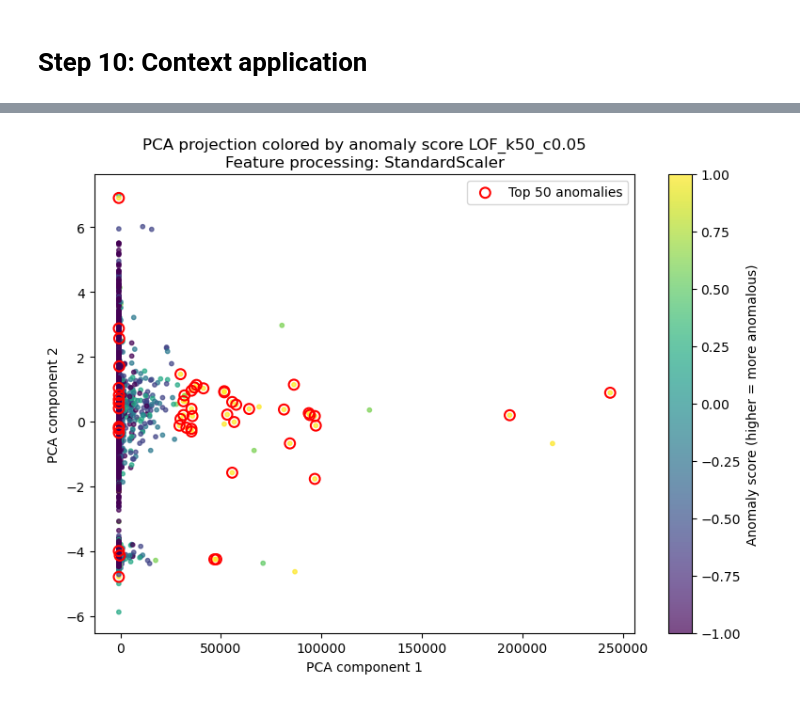
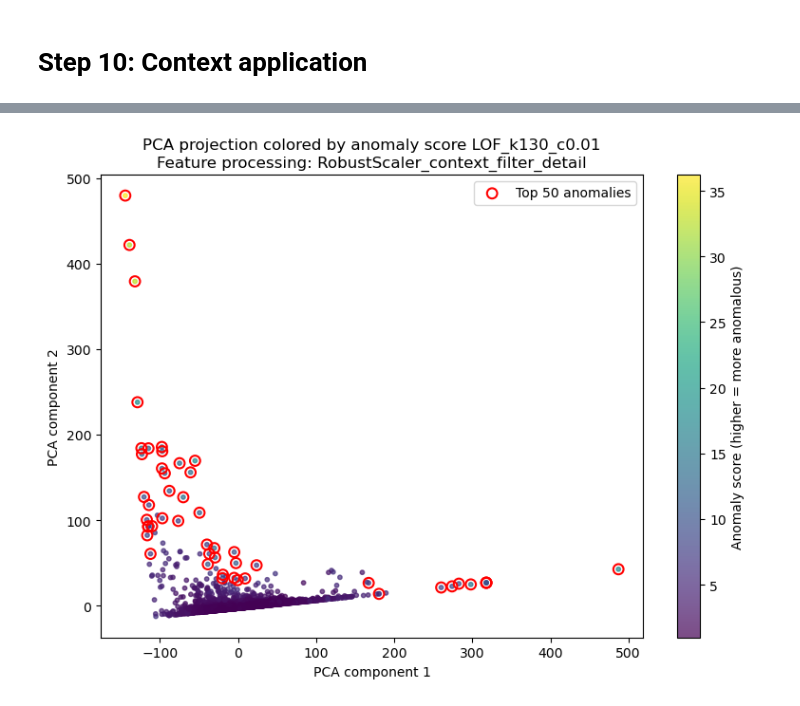
Before and after one commit to feng123liang/project, a Jupyter notebook: project.ipynb, the cells around one changed output, grey strips where cells are left out. Cells and saved outputs as stored; diff of their text form; code cells hidden in the pictures.

```diff
--- a/project.ipynb
+++ b/project.ipynb
@@ -160,8 +165,8 @@ Name: count, dtype: int64
 import pandas as pd
 
 # Make a copy of the cleaned dataset (after reading with sep=";")
-df_clean = df.drop(columns=["Unnamed: 22", "Unnamed: 23"])
-
+# df_clean = df.drop(columns=["Unnamed: 22", "Unnamed: 23"])
+df_clean = pd.read_csv("thyroid_processed_data_cleaned.csv")
 print("Shape after removing empty columns:", df_clean.shape)
 
 # Convert the label column from string ('n','o') to numeric (0/1)
@@ -527,7 +532,7 @@ contamination_grid = [0.01, 0.02, 0.03]
 
 lof_results = []
 lof_scores_by_cfg = {}
-
+scores = None
 for cont in contamination_grid:
     for k in n_neighbors_grid:
         lof = LocalOutlierFactor(
@@ -537,8 +542,9 @@ for cont in contamination_grid:
             metric='euclidean',
             n_jobs=-1
         )
-        lof.fit(X_top_scaled_lof)
-        scores = -lof.negative_outlier_factor_  # invert so higher = more anomalous
+        # lof.fit_predict(X_top_scaled_lof)
+        # scores = -lof.negative_outlier_factor_  # invert so higher = more anomalous
+        scores = -lof.fit_predict(X_top_scaled_lof)
         lof_scores_by_cfg[(cont, k)] = scores
 
         metrics = evaluate_anomaly_model(y, scores, K=50)
@@ -661,5 +667,8 @@ Figure saved to: lof_pca_topK.png
 # %% [markdown]
 # Step 10: Context application
+# %%
+# 创建DataFrame存储最终结果
+final_results_df = pd.DataFrame(columns=['Preprocessing', 'Scoring_Method', 'Normalization', 'Ensemble_Method', 'Detector', 'ROC-AUC', 'PR-AUC', 'Precision@50', 'notes'])
 # %%
 import pandas as pd
 import numpy as np
@@ -1275,33 +1462,33 @@ def plot_2D_PCA(X_processed, anomaly_scores, K=50, title_suffix="", feature_desc
     plt.figure(figsize=(8, 6))
 
     sc = plt.scatter(
         X_pca[:, 0],
         X_pca[:, 1],
         c=anomaly_scores,
         s=10,
         alpha=0.7
     )
 
     plt.scatter(
         X_pca[topK_idx, 0],
         X_pca[topK_idx, 1],
         facecolors='none',
         edgecolors='red',
         s=60,
         linewidths=1.5,
         label=f"Top {K} anomalies"
     )
-
+    # plt.xlim(-2500, 2500)
     plt.colorbar(sc, label="Anomaly score (higher = more anomalous)")
     plt.xlabel("PCA component 1")
     plt.ylabel("PCA component 2")
     plt.title(f"PCA projection colored by anomaly score {title_suffix}\nFeature processing: {feature_description}")
     plt.savefig(f"pca_topK_{title_suffix.replace(' ', '_')}_{feature_description.replace(' ', '_')}.png", dpi=300)
     plt.legend()
 
     plt.tight_layout()
     plt.show()
 
-plot_2D_PCA(X_processed, anomaly_scores_best, K=50, title_suffix=best_detector['detector'], feature_description="StandardScaler")
+plot_2D_PCA(X_processed, anomaly_scores_best, K=50, title_suffix=best_detector['detector'], feature_description="RobustScaler_context_filter_detail")
 # %% [output]
-[figure, old version]
+[figure, new version]
```
Also changed, not shown: parts of 24 cells of this notebook, 4 other files.
